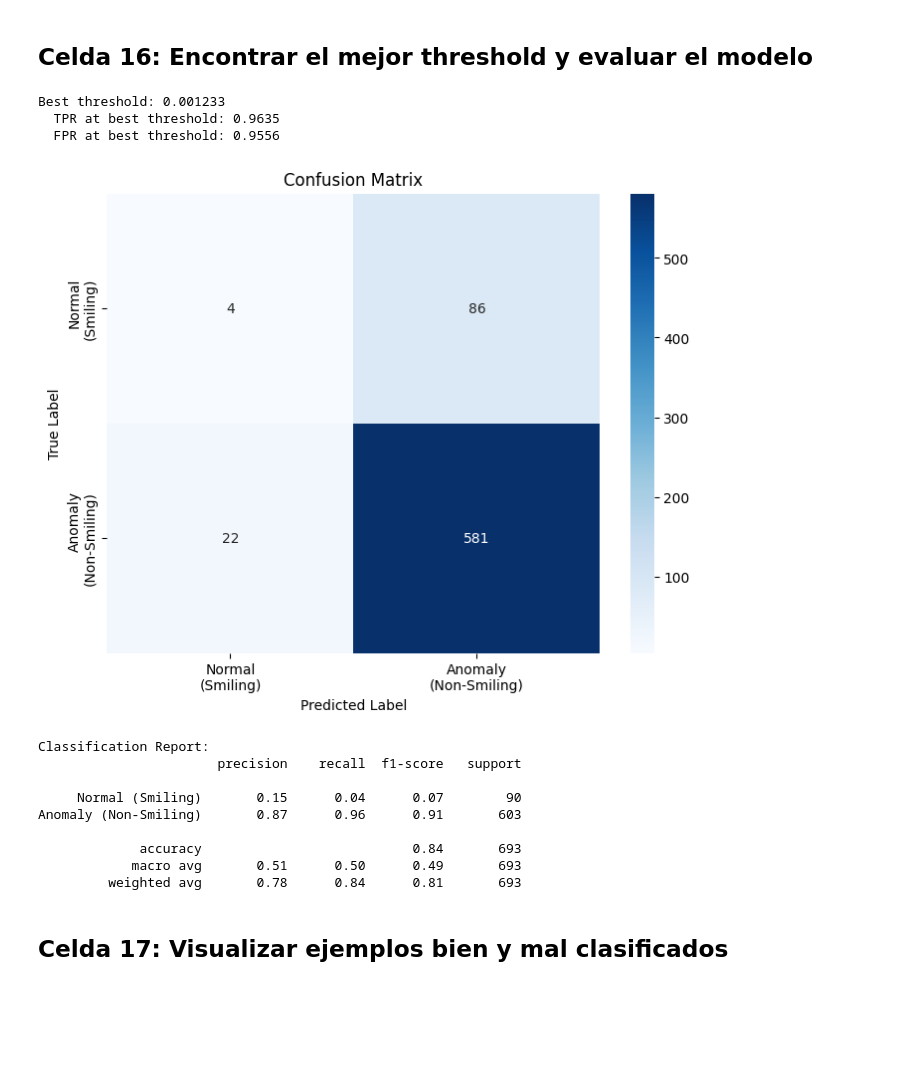
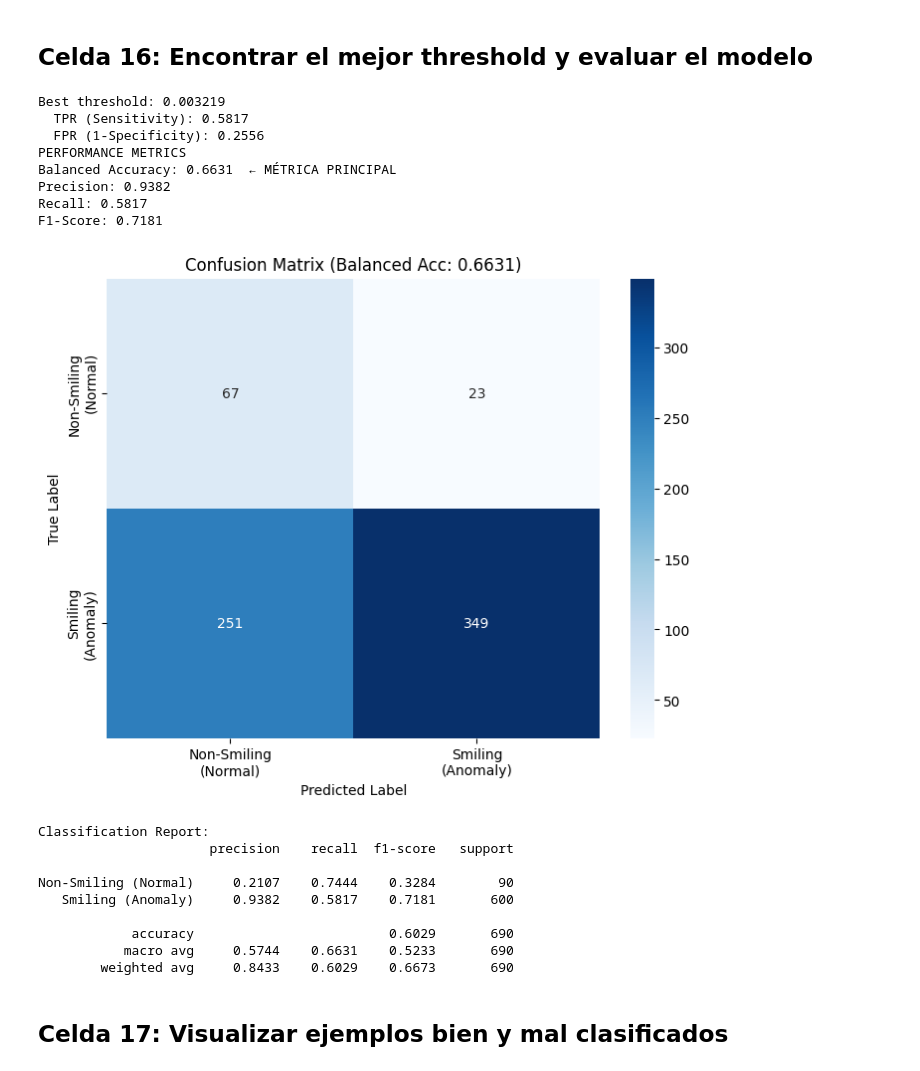
Before and after one commit to yosebitasgg/Smile-Detection-Model, a Jupyter notebook: autoencoder/smile_autoencoder.ipynb, the cells around one changed output. Drawn from its saved outputs; the diff is of its cells as text; code cells hidden in the pictures; blank space fills up the shorter version.

```diff
--- a/autoencoder/smile_autoencoder.ipynb
+++ b/autoencoder/smile_autoencoder.ipynb
@@ -483,14 +483,14 @@ plt.show()
 # %% [markdown]
 ## Celda 15: Curva ROC para detección de anomalías
 # %%
-# Preparar labels: 0 = normal (smiling), 1 = anomaly (non-smiling)
+# Preparar labels: 0 = normal (non-smiling), 1 = anomaly (smiling)
 y_true = np.concatenate([
-    np.zeros(len(errors_smiling)),  # Smiling = normal = 0
-    np.ones(len(errors_non_smiling))  # Non-smiling = anomaly = 1
+    np.zeros(len(errors_non_smiling)),  # Non-smiling = normal = 0
+    np.ones(len(errors_smiling))  # Smiling = anomaly = 1
 ])
 
 # Scores: el error de reconstrucción (mayor error = más probable que sea anomalía)
-y_scores = np.concatenate([errors_smiling, errors_non_smiling])
+y_scores = np.concatenate([errors_non_smiling, errors_smiling])
 
 # Calcular ROC curve
 fpr, tpr, thresholds = roc_curve(y_true, y_scores)
@@ -504,7 +504,7 @@ plt.xlim([0.0, 1.0])
 plt.ylim([0.0, 1.05])
 plt.xlabel('False Positive Rate')
 plt.ylabel('True Positive Rate')
-plt.title('ROC Curve for Anomaly Detection (Non-Smiling Detection)')
+plt.title('ROC Curve for Anomaly Detection (Smiling Detection)')
 plt.legend(loc="lower right")
 plt.grid(True)
 plt.show()
@@ -516,48 +516,68 @@ AUC-ROC Score: 0.4234
 # %% [markdown]
 ## Celda 16: Encontrar el mejor threshold y evaluar el modelo
 # %%
+from sklearn.metrics import precision_score, recall_score, f1_score, balanced_accuracy_score
+
 # Encontrar el mejor threshold usando Youden's J statistic
 j_scores = tpr - fpr
 best_idx = np.argmax(j_scores)
 best_threshold = thresholds[best_idx]
 
 print(f"Best threshold: {best_threshold:.6f}")
-print(f"  TPR at best threshold: {tpr[best_idx]:.4f}")
-print(f"  FPR at best threshold: {fpr[best_idx]:.4f}")
+print(f"  TPR (Sensitivity): {tpr[best_idx]:.4f}")
+print(f"  FPR (1-Specificity): {fpr[best_idx]:.4f}")
 
 # Hacer predicciones con el mejor threshold
 y_pred = (y_scores >= best_threshold).astype(int)
+
+# Calcular métricas CORRECTAS
+precision = precision_score(y_true, y_pred, zero_division=0)
+recall = recall_score(y_true, y_pred, zero_division=0)
+f1 = f1_score(y_true, y_pred, zero_division=0)
+balanced_acc = balanced_accuracy_score(y_true, y_pred)
+
+print(f"PERFORMANCE METRICS")
+print(f"Balanced Accuracy: {balanced_acc:.4f}  ← MÉTRICA PRINCIPAL")
+print(f"Precision: {precision:.4f}")
+print(f"Recall: {recall:.4f}")
+print(f"F1-Score: {f1:.4f}")
 
 # Matriz de confusión
 cm = confusion_matrix(y_true, y_pred)
 
 plt.figure(figsize=(8, 6))
 sns.heatmap(cm, annot=True, fmt='d', cmap='Blues',
-            xticklabels=['Normal\n(Smiling)', 'Anomaly\n(Non-Smiling)'],
-            yticklabels=['Normal\n(Smiling)', 'Anomaly\n(Non-Smiling)'])
-plt.title('Confusion Matrix')
+            xticklabels=['Non-Smiling\n(Normal)', 'Smiling\n(Anomaly)'],
+            yticklabels=['Non-Smiling\n(Normal)', 'Smiling\n(Anomaly)'])
+plt.title(f'Confusion Matrix (Balanced Acc: {balanced_acc:.4f})')
 plt.ylabel('True Label')
 plt.xlabel('Predicted Label')
 plt.show()
 
 # Classification report
 print("\nClassification Report:")
 print(classification_report(y_true, y_pred,
-                          target_names=['Normal (Smiling)', 'Anomaly (Non-Smiling)']))
+                          target_names=['Non-Smiling (Normal)', 'Smiling (Anomaly)'],
+                          digits=4))
 # %% [output]
-Best threshold: 0.001233
-  TPR at best threshold: 0.9635
-  FPR at best threshold: 0.9556
+Best threshold: 0.003219
+  TPR (Sensitivity): 0.5817
+  FPR (1-Specificity): 0.2556
+PERFORMANCE METRICS
+Balanced Accuracy: 0.6631  ← MÉTRICA PRINCIPAL
+Precision: 0.9382
+Recall: 0.5817
+F1-Score: 0.7181
-[figure, old version]
+[figure, new version]
 Classification Report:
-                       precision    recall  f1-score   support
+                      precision    recall  f1-score   support
 
-     Normal (Smiling)       0.15      0.04      0.07        90
-Anomaly (Non-Smiling)       0.87      0.96      0.91       603
+Non-Smiling (Normal)     0.2107    0.7444    0.3284        90
+   Smiling (Anomaly)     0.9382    0.5817    0.7181       600
 
-             accuracy                           0.84       693
-            macro avg       0.51      0.50      0.49       693
-         weighted avg       0.78      0.84      0.81       693
+            accuracy                         0.6029       690
+           macro avg     0.5744    0.6631    0.5233       690
+        weighted avg     0.8433    0.6029    0.6673       690
 # %% [markdown]
 ## Celda 17: Visualizar ejemplos bien y mal clasificados
 # %%
```
Also changed, not shown: parts of 12 cells of this notebook.
